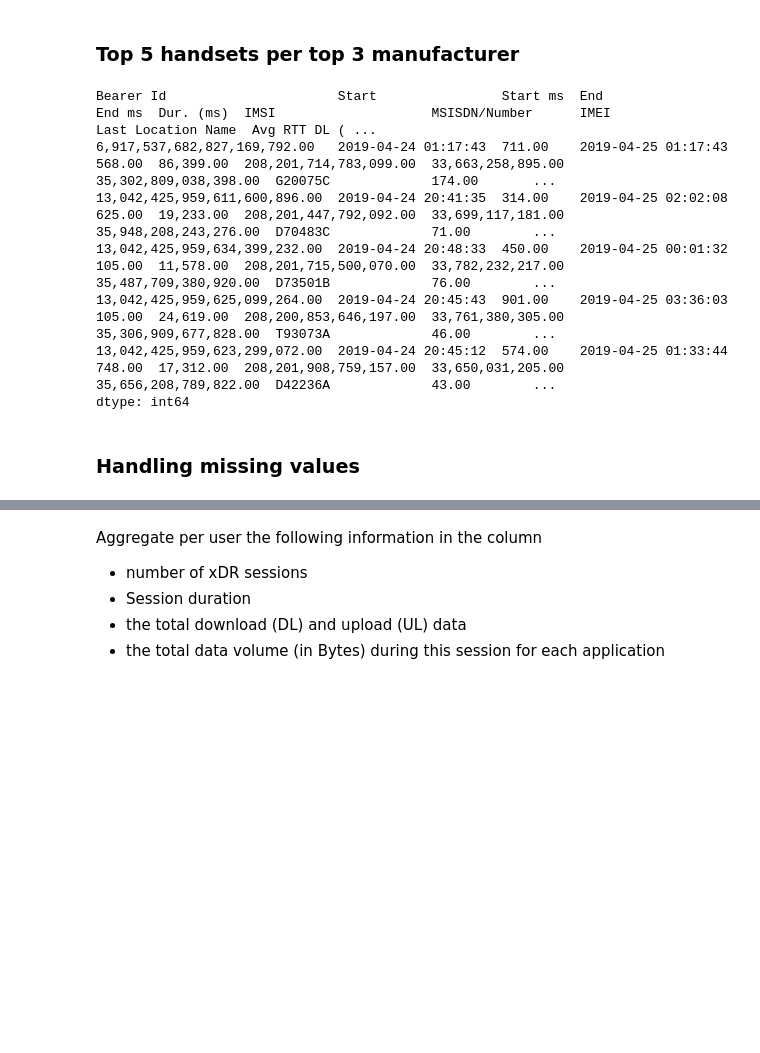
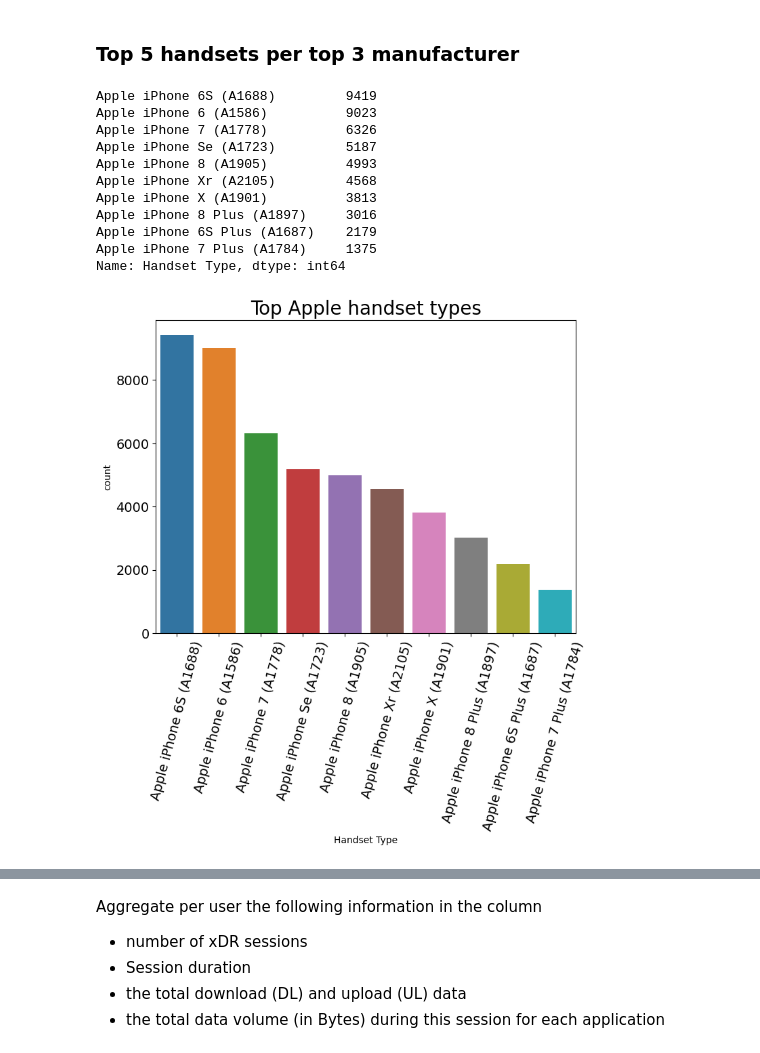
Before and after one commit to nardoshood/Telecomunication-User-Analytics, a Jupyter notebook: notebooks/data_exploration.ipynb, the cells around one changed output, grey strips where cells are left out. Saved outputs shown, nothing was run; the diff lists cells and outputs as text; code cells hidden in the pictures; blank space fills up the shorter version.

Commit message:
plots for sub top handsets

```diff
--- a/notebooks/data_exploration.ipynb
+++ b/notebooks/data_exploration.ipynb
@@ -73,16 +78,18 @@ Name: Handset Manufacturer, dtype: int64
 # %% [markdown]
 ### Top 5 handsets per top 3 manufacturer
 # %%
-# Apple
-apple_df = df[df["Handset Manufacturer"]=="Apple"]
-
-top_handsets_apple= apple_df.value_counts().nlargest(n=5)
-top_handsets_apple
+# For Apple
+apple_df = df[df["Handset Manufacturer"]=="Apple"][["Handset Manufacturer","Handset Type"]]
+apple_df["Handset Type"].value_counts().nlargest(10)
 # %% [output]
-Bearer Id                      Start                Start ms  End                  End ms  Dur. (ms)  IMSI                    MSISDN/Number      IMEI                   Last Location Name  Avg RTT DL ( ...
-6,917,537,682,827,169,792.00   2019-04-24 01:17:43  711.00    2019-04-25 01:17:43  568.00  86,399.00  208,201,714,783,099.00  33,663,258,895.00  35,302,809,038,398.00  G20075C             174.00       ...
-13,042,425,959,611,600,896.00  2019-04-24 20:41:35  314.00    2019-04-25 02:02:08  625.00  19,233.00  208,201,447,792,092.00  33,699,117,181.00  35,948,208,243,276.00  D70483C             71.00        ...
-13,042,425,959,634,399,232.00  2019-04-24 20:48:33  450.00    2019-04-25 00:01:32  105.00  11,578.00  208,201,715,500,070.00  33,782,232,217.00  35,487,709,380,920.00  D73501B             76.00        ...
-13,042,425,959,625,099,264.00  2019-04-24 20:45:43  901.00    2019-04-25 03:36:03  105.00  24,619.00  208,200,853,646,197.00  33,761,380,305.00  35,306,909,677,828.00  T93073A             46.00        ...
-13,042,425,959,623,299,072.00  2019-04-24 20:45:12  574.00    2019-04-25 01:33:44  748.00  17,312.00  208,201,908,759,157.00  33,650,031,205.00  35,656,208,789,822.00  D42236A             43.00        ...
-dtype: int64
+Apple iPhone 6S (A1688)         9419
+Apple iPhone 6 (A1586)          9023
+Apple iPhone 7 (A1778)          6326
+Apple iPhone Se (A1723)         5187
+Apple iPhone 8 (A1905)          4993
+Apple iPhone Xr (A2105)         4568
+Apple iPhone X (A1901)          3813
+Apple iPhone 8 Plus (A1897)     3016
+Apple iPhone 6S Plus (A1687)    2179
+Apple iPhone 7 Plus (A1784)     1375
+Name: Handset Type, dtype: int64
@@ -91,2 +96,13 @@ dtype: int64
-# %% [markdown]
-### Handling missing values
+# %%
+apple_df["count"] = 1
+top_apple_handsets = apple_df.groupby("Handset Type").agg({"count":"sum"}).reset_index().sort_values(by="count",ascending=False).head(10)
+# .sort_values(by="")
+
+plt.figure(figsize=(8, 6))
+sns.barplot(data=top_apple_handsets, x="Handset Type", y="count")
+plt.title("Top Apple handset types", size=20)
+plt.xticks(rotation=75, fontsize=14)
+plt.yticks(fontsize=14)
+plt.show()
+# %% [output]
+[figure, added]
```
Also changed, not shown: parts of 69 cells of this notebook.
